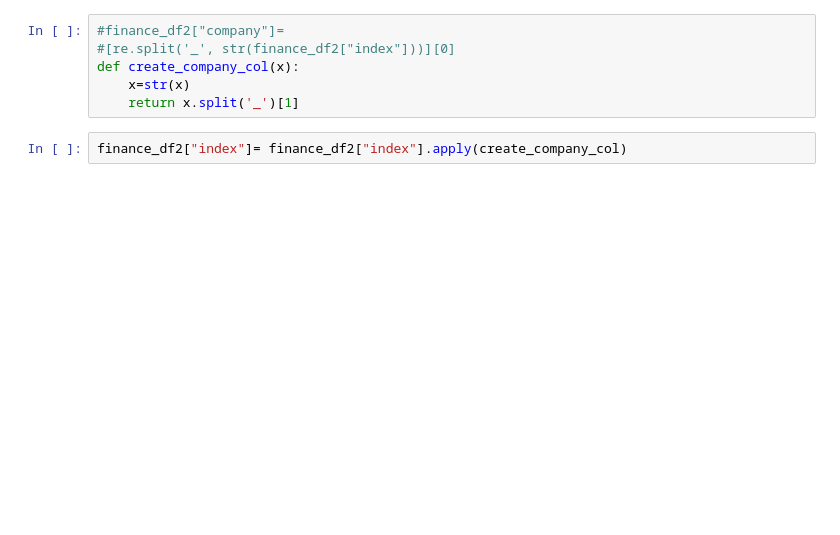
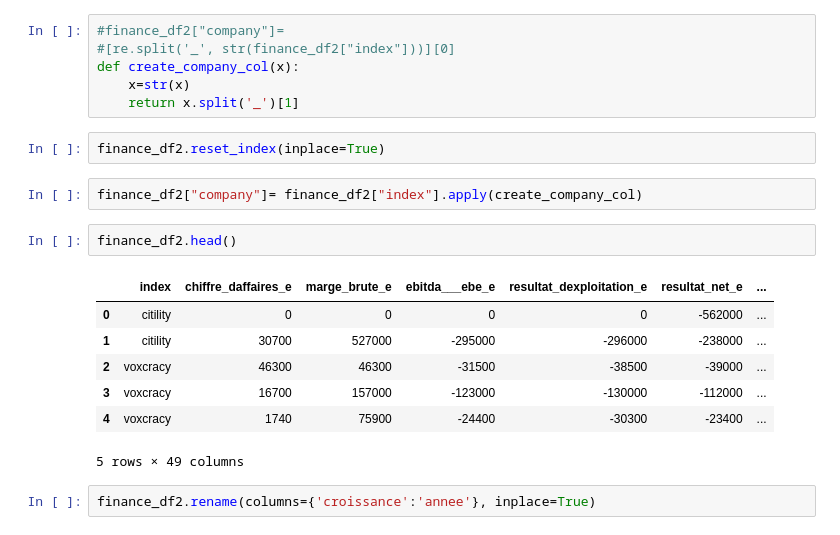
Before and after one commit to tatdef/IH_final_project, a Jupyter notebook: scraping_organizations/companies_data_scraping_1.ipynb, the cells around one changed output. Cells and saved outputs as stored; diff of their text form; blank space fills up the shorter version.

```diff
--- a/scraping_organizations/companies_data_scraping_1.ipynb
+++ b/scraping_organizations/companies_data_scraping_1.ipynb
@@ -372,5 +339,19 @@ finance_df2.head(10)
 def create_company_col(x):
     x=str(x)
     return x.split('_')[1]
+# %%
+finance_df2.reset_index(inplace=True)
 # %%
-finance_df2["index"]= finance_df2["index"].apply(create_company_col)
+finance_df2["company"]= finance_df2["index"].apply(create_company_col)
+# %%
+finance_df2.head()
+# %% [output]
+|  | index | chiffre_daffaires_e | marge_brute_e | ebitda___ebe_e | resultat_dexploitation_e | resultat_net_e | ... |
+| 0 | citility | 0 | 0 | 0 | 0 | -562000 | ... |
+| 1 | citility | 30700 | 527000 | -295000 | -296000 | -238000 | ... |
+| 2 | voxcracy | 46300 | 46300 | -31500 | -38500 | -39000 | ... |
+| 3 | voxcracy | 16700 | 157000 | -123000 | -130000 | -112000 | ... |
+| 4 | voxcracy | 1740 | 75900 | -24400 | -30300 | -23400 | ... |
+5 rows × 49 columns
+# %%
+finance_df2.rename(columns={'croissance':'annee'}, inplace=True)
```
Also changed, not shown: parts of 19 cells of this notebook, 10 other files.
